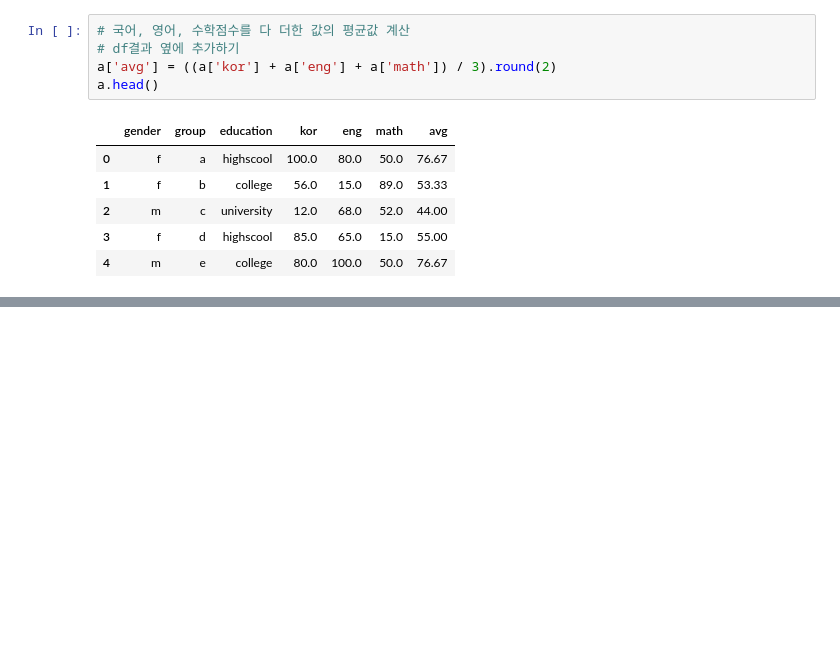
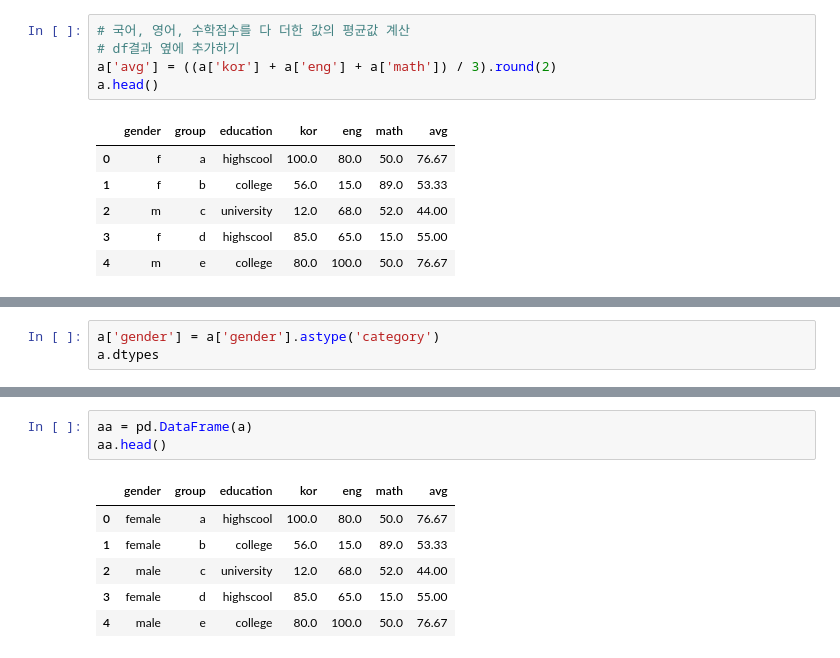
Before and after one commit to Whiteheim/Class, a Jupyter notebook: Dec08_3_TypeCasting.ipynb, the cells around one changed output, grey strips where cells are left out. Saved outputs shown, nothing was run; the diff lists cells and outputs as text; blank space fills up the shorter version.

```diff
--- a/Dec08_3_TypeCasting.ipynb
+++ b/Dec08_3_TypeCasting.ipynb
@@ -104,0 +116,3 @@ a.head()
+# %%
+a['gender'] = a['gender'].astype('category')
+a.dtypes
@@ -104,0 +161,10 @@ a.head()
+# %%
+aa = pd.DataFrame(a)
+aa.head()
+# %% [output]
+|  | gender | group | education | kor | eng | math | avg |
+| 0 | female | a | highscool | 100.0 | 80.0 | 50.0 | 76.67 |
+| 1 | female | b | college | 56.0 | 15.0 | 89.0 | 53.33 |
+| 2 | male | c | university | 12.0 | 68.0 | 52.0 | 44.00 |
+| 3 | female | d | highscool | 85.0 | 65.0 | 15.0 | 55.00 |
+| 4 | male | e | college | 80.0 | 100.0 | 50.0 | 76.67 |
```
Also changed, not shown: parts of 9 cells of this notebook.
